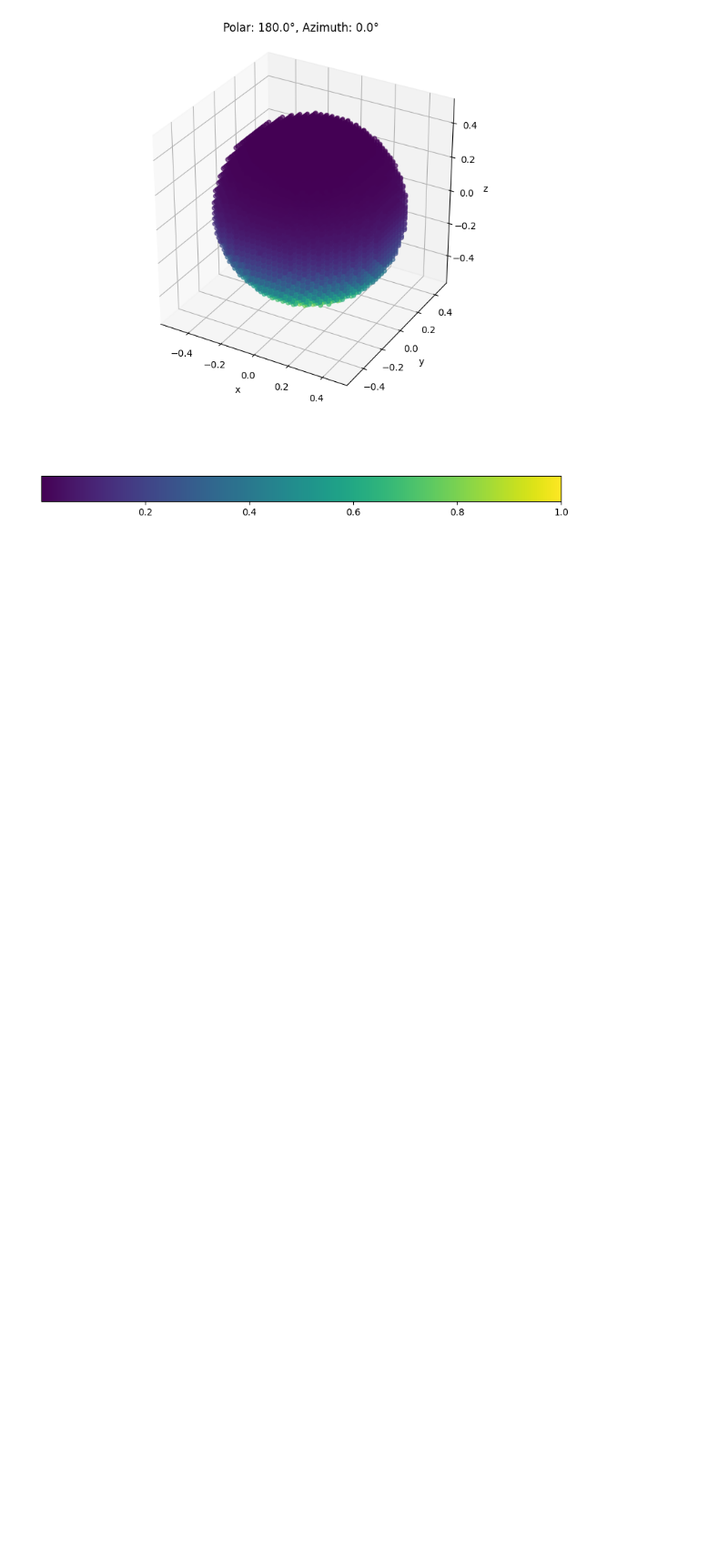
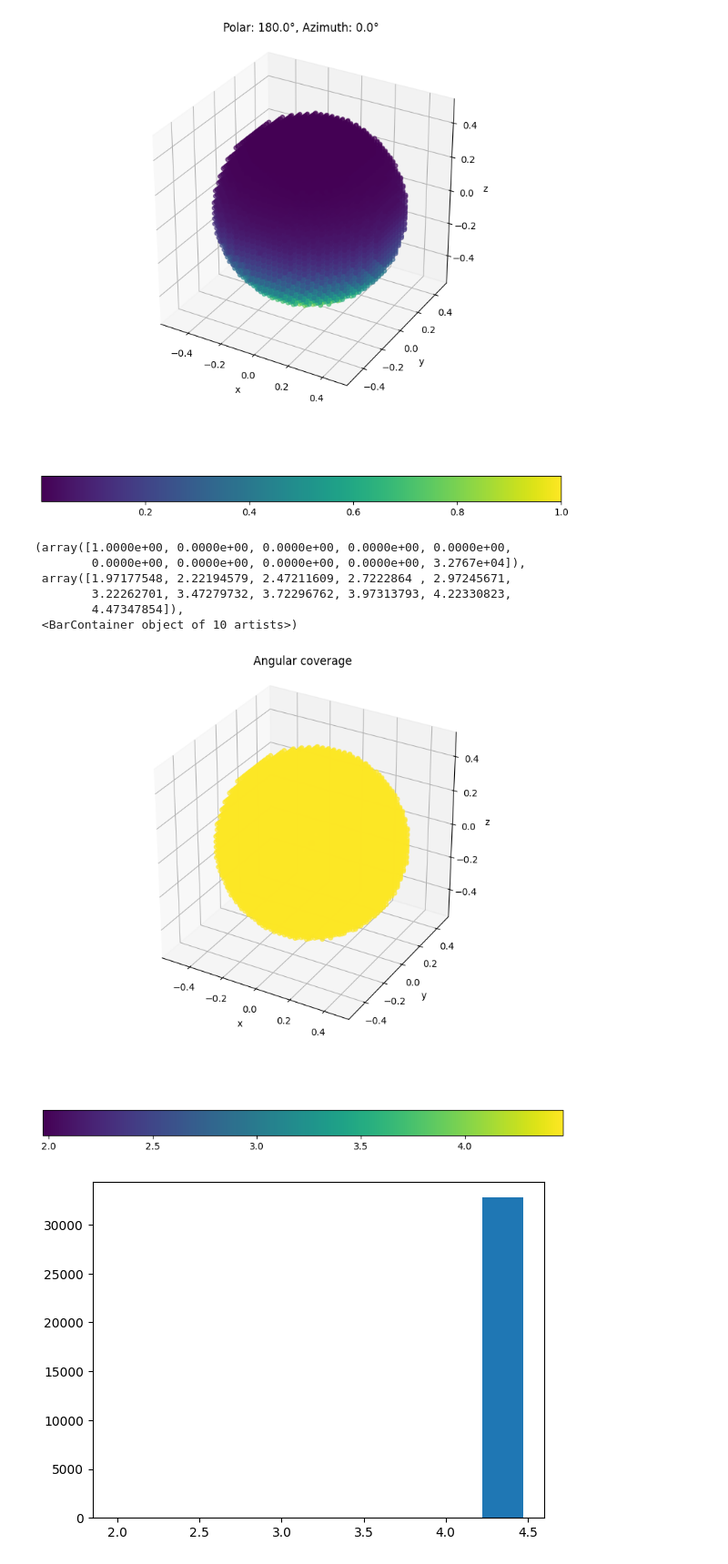
Before and after one commit to tom-a-horrocks/ppdenoise, a Jupyter notebook: test.ipynb, the cells around one changed output. Shown at 91% size. Drawn from its saved outputs; the diff is of its cells as text; code cells hidden in the pictures; blank space fills up the shorter version.

```diff
--- a/test.ipynb
+++ b/test.ipynb
@@ -161,15 +163,10 @@ for ori in orientations:
 # %%
-from collections import namedtuple
-from math import acos, sqrt, atan
+
 from mpl_toolkits.mplot3d import Axes3D
-
-import numpy as np
-import matplotlib as mpl
-
 
 orientations = [
     Ori3D(polar=0, azimuth=0),
-    Ori3D(polar=pi/2, azimuth=0),
+    Ori3D(polar=pi / 2, azimuth=0),
     Ori3D(polar=pi, azimuth=0),
 ]
 
@@ -179,8 +176,9 @@ for ori in orientations:
     fig, ax = plt.subplots(subplot_kw={"projection": "3d"})
     fig.set_size_inches(10, 10)
 
-    angle_filter = _gaussian_angular_filter_3d(ori.polar, ori.azimuth, theta_sigma, sin_polar, cos_polar, sin_azimuth, cos_azimuth)
-    cax = ax.scatter3D(fx[freq<=0.5], fy[freq<=0.5], fz[freq<=0.5], c=angle_filter[freq<=0.5])
+    angle_filter = _gaussian_angular_filter_3d(ori.polar, ori.azimuth, theta_sigma, sin_polar, cos_polar, sin_azimuth,
+                                               cos_azimuth)
+    cax = ax.scatter3D(fx[freq <= 0.5], fy[freq <= 0.5], fz[freq <= 0.5], c=angle_filter[freq <= 0.5])
     ax.set_title(f'Polar: {ori.polar * 180 / pi:.1f}°, Azimuth: {ori.azimuth * 180 / pi:.1f}°')
     ax.set_xlabel('x')
     ax.set_ylabel('y')
@@ -191,3 +189,66 @@ for ori in orientations:
 [figure]
 [figure]
 [figure]
+# %%
+from collections import namedtuple
+from math import sqrt, atan
+from mpl_toolkits.mplot3d import Axes3D
+
+import numpy as np
+
+theta_sigma = acos(sqrt(5) / 3)  # icosohedron internal angle
+
+Ori3D = namedtuple('Ori3D', ['polar', 'azimuth'])
+full_orientations = [
+    Ori3D(polar=atan(3 - sqrt(5)), azimuth=3 * pi / 5),
+    Ori3D(polar=atan(3 - sqrt(5)), azimuth=pi),
+    Ori3D(polar=atan(3 - sqrt(5)), azimuth=-3 * pi / 5),
+    Ori3D(polar=atan(3 - sqrt(5)), azimuth=-pi / 5),
+    Ori3D(polar=atan(3 - sqrt(5)), azimuth=pi / 5),
+    Ori3D(polar=atan(3 + sqrt(5)), azimuth=3 * pi / 5),
+    Ori3D(polar=atan(3 + sqrt(5)), azimuth=pi),
+    Ori3D(polar=atan(3 + sqrt(5)), azimuth=-3 * pi / 5),
+    Ori3D(polar=atan(3 + sqrt(5)), azimuth=-pi / 5),
+    Ori3D(polar=atan(3 + sqrt(5)), azimuth=pi / 5),
+    Ori3D(polar=pi - atan(3 - sqrt(5)), azimuth=-(2 * pi) / 5),
+    Ori3D(polar=pi - atan(3 - sqrt(5)), azimuth=0),
+    Ori3D(polar=pi - atan(3 - sqrt(5)), azimuth=(2 * pi) / 5),
+    Ori3D(polar=pi - atan(3 - sqrt(5)), azimuth=(4 * pi) / 5),
+    Ori3D(polar=pi - atan(3 - sqrt(5)), azimuth=-(4 * pi) / 5),
+    Ori3D(polar=pi - atan(3 + sqrt(5)), azimuth=-(2 * pi) / 5),
+    Ori3D(polar=pi - atan(3 + sqrt(5)), azimuth=0),
+    Ori3D(polar=pi - atan(3 + sqrt(5)), azimuth=(2 * pi) / 5),
+    Ori3D(polar=pi - atan(3 + sqrt(5)), azimuth=(4 * pi) / 5),
+    Ori3D(polar=pi - atan(3 + sqrt(5)), azimuth=-(4 * pi) / 5)
+]
+
+angle_filters = []
+for ori in full_orientations:
+    angle_filter = _gaussian_angular_filter_3d(ori.polar, ori.azimuth, theta_sigma, sin_polar, cos_polar, sin_azimuth,
+                                               cos_azimuth)
+    angle_filters.append(angle_filter)
+angle_coverage = np.sum(angle_filters, axis=0)
+
+fig: plt.Figure
+ax: Axes3D
+fig, ax = plt.subplots(subplot_kw={"projection": "3d"})
+fig.set_size_inches(10, 10)
+cax = ax.scatter3D(fx[freq <= 0.5], fy[freq <= 0.5], fz[freq <= 0.5], c=angle_coverage[freq <= 0.5])
+ax.set_title(f'Angular coverage')
+ax.set_xlabel('x')
+ax.set_ylabel('y')
+ax.set_zlabel('z')
+fig.colorbar(cax, orientation='horizontal')
+ax.set_aspect('equal')
+
+fig, ax = plt.subplots()
+ax.hist(angle_coverage.flatten())
+# %% [output]
+(array([1.0000e+00, 0.0000e+00, 0.0000e+00, 0.0000e+00, 0.0000e+00,
+        0.0000e+00, 0.0000e+00, 0.0000e+00, 0.0000e+00, 3.2767e+04]),
+ array([1.97177548, 2.22194579, 2.47211609, 2.7222864 , 2.97245671,
+        3.22262701, 3.47279732, 3.72296762, 3.97313793, 4.22330823,
+        4.47347854]),
+ <BarContainer object of 10 artists>)
+[figure, added]
+[figure, added]
```
Also changed, not shown: parts of 4 cells of this notebook, 1 other file.
